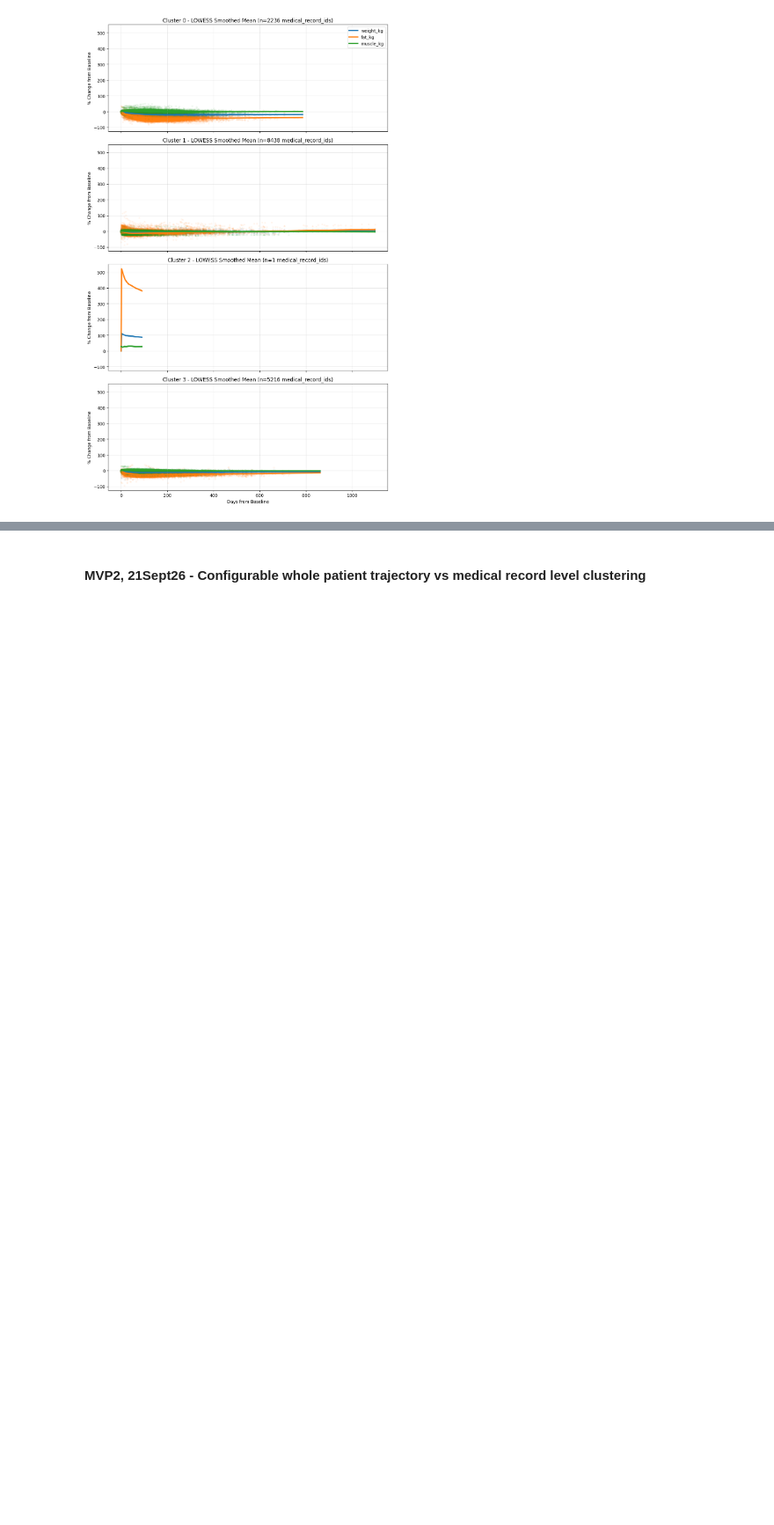
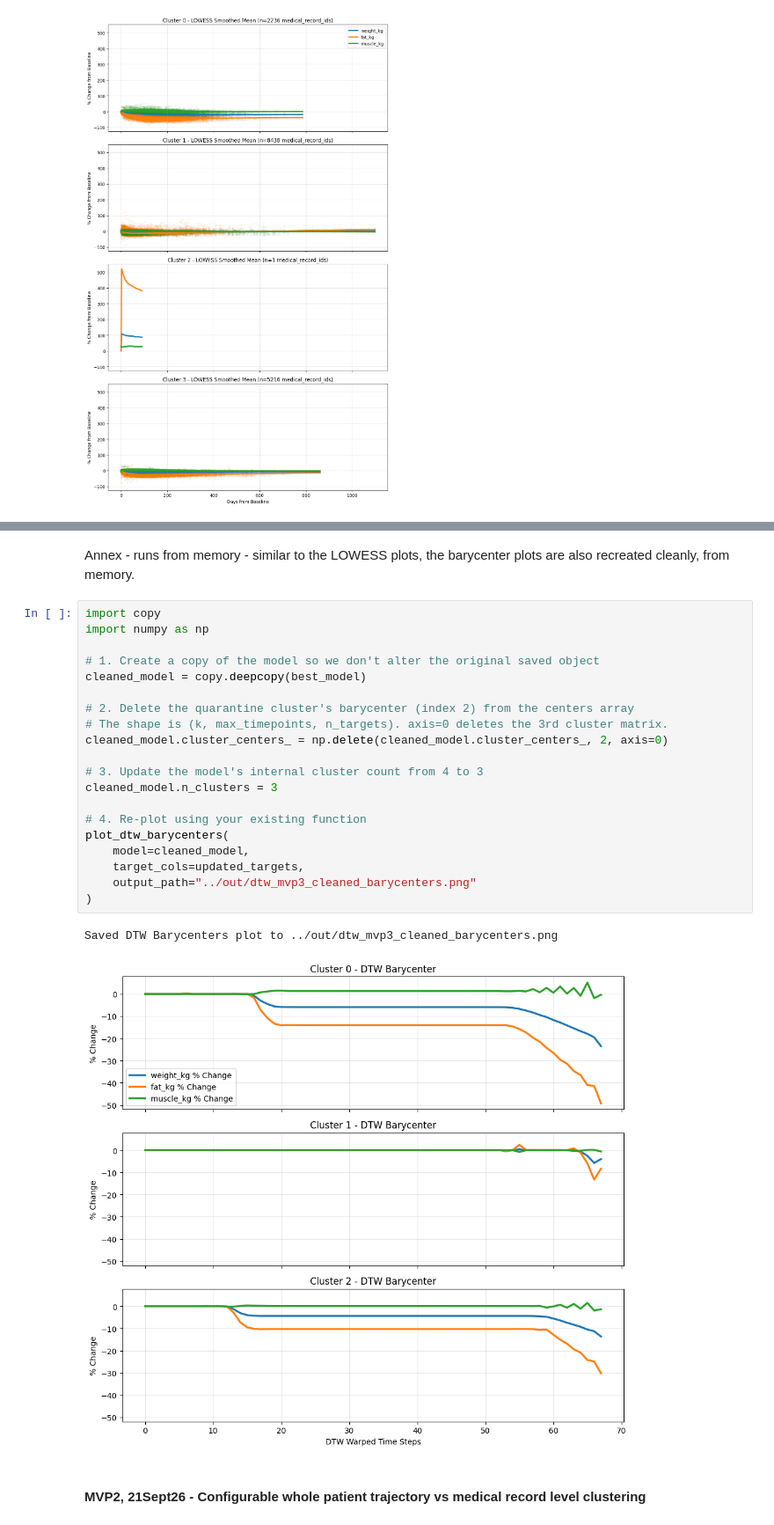
Before and after one commit to Miksa-uam/PROMET_2026, a Jupyter notebook: p4_dir/scripts/p4_notebook.ipynb, the cells around one changed output, grey strips where cells are left out. Shown at 88% size. Cells and saved outputs as stored; diff of their text form; blank space fills up the shorter version.

```diff
--- a/p4_dir/scripts/p4_notebook.ipynb
+++ b/p4_dir/scripts/p4_notebook.ipynb
@@ -167,3 +277,28 @@ Saved LOWESS plot to ../out/dtw_mvp3_lowess.png
+# %% [markdown]
+Annex - runs from memory - similar to the LOWESS plots, the barycenter plots are also recreated cleanly, from memory.
+# %%
+import copy
+import numpy as np
+
+# 1. Create a copy of the model so we don't alter the original saved object
+cleaned_model = copy.deepcopy(best_model)
+
+# 2. Delete the quarantine cluster's barycenter (index 2) from the centers array
+# The shape is (k, max_timepoints, n_targets). axis=0 deletes the 3rd cluster matrix.
+cleaned_model.cluster_centers_ = np.delete(cleaned_model.cluster_centers_, 2, axis=0)
+
+# 3. Update the model's internal cluster count from 4 to 3
+cleaned_model.n_clusters = 3
+
+# 4. Re-plot using your existing function
+plot_dtw_barycenters(
+    model=cleaned_model,
+    target_cols=updated_targets,
+    output_path="../out/dtw_mvp3_cleaned_barycenters.png"
+)
+# %% [output]
+Saved DTW Barycenters plot to ../out/dtw_mvp3_cleaned_barycenters.png
+[figure, added]
 # %% [markdown]
 #### MVP2, 21Sept26 - Configurable whole patient trajectory vs medical record level clustering
 # %% [markdown]
```
Also changed, not shown: parts of 5 cells of this notebook, 6 other files.
